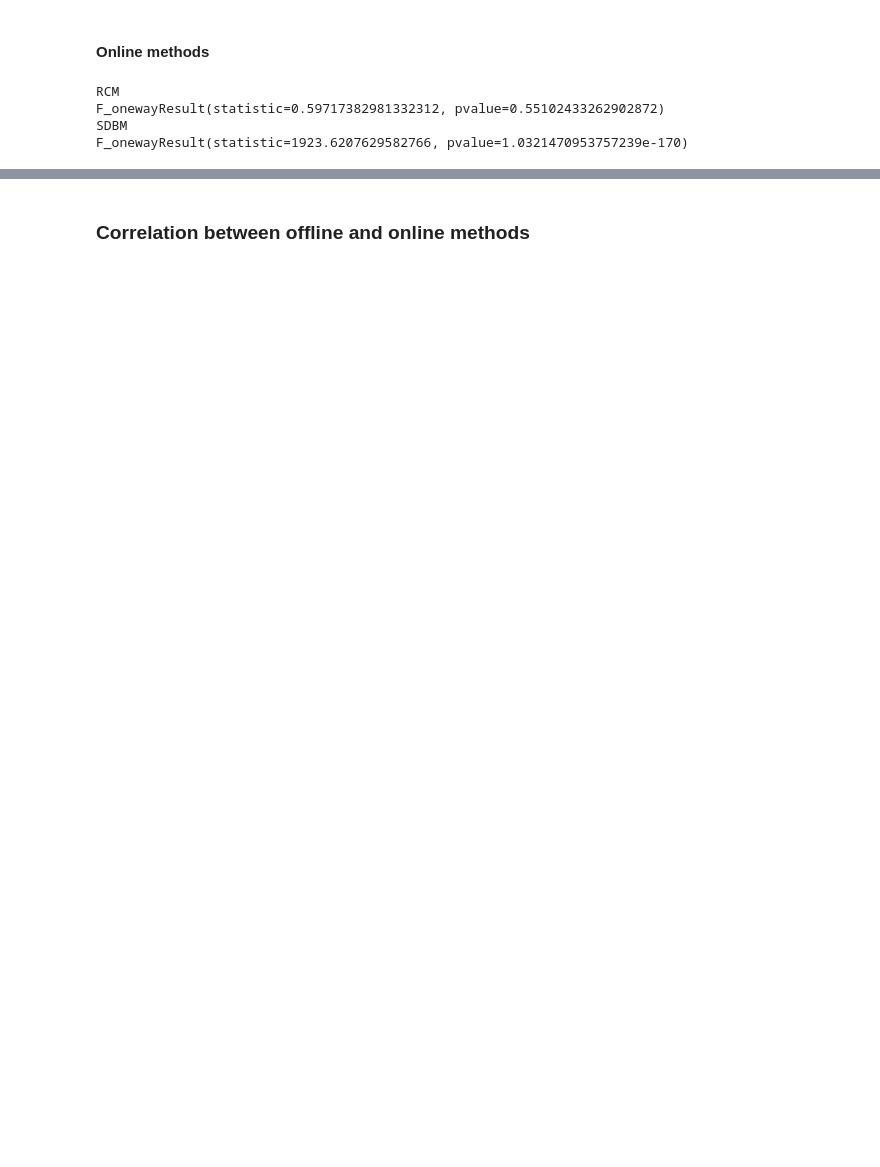
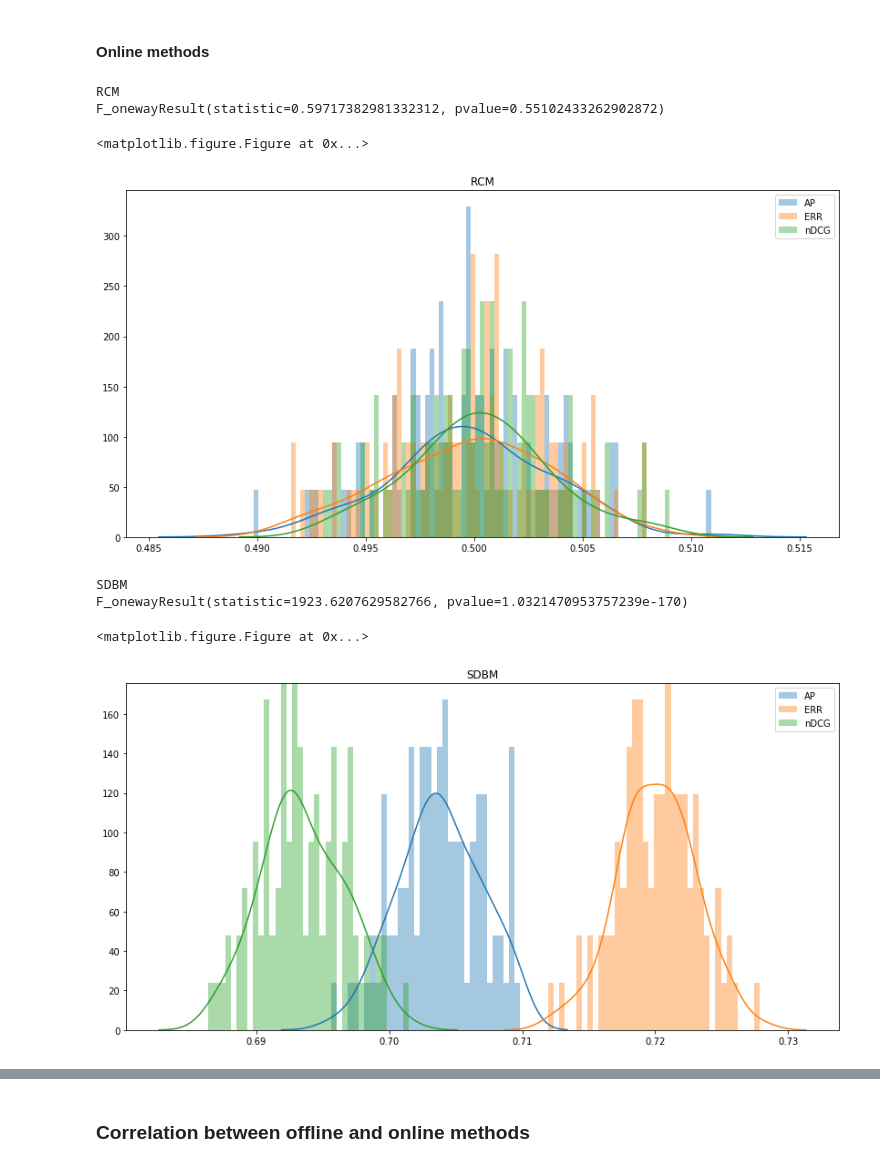
Before and after one commit to mbakhtiariz/IR1, a Jupyter notebook: hw-1-marianne.ipynb, the cells around one changed output, grey strips where cells are left out. Drawn from its saved outputs; the diff is of its cells as text; code cells hidden in the pictures; blank space fills up the shorter version.

```diff
--- a/hw-1-marianne.ipynb
+++ b/hw-1-marianne.ipynb
@@ -794,29 +769,36 @@ This means that E > P
 #### Online methods
 # %%
 # ANOVA between evaluation measures (for each click model)
-for model in ['RCM', 'SDBM']:
+#plt.figure(figsize=(14,7))
+for index,model in enumerate(['RCM', 'SDBM']):
     print(model)
     print(stats.f_oneway(proportion_lists[model]['AP'],
                          proportion_lists[model]['ERR'],
                          proportion_lists[model]['nDCG']))
 
     min_x = min(proportion_lists[model]['AP'] + proportion_lists[model]['ERR'] + proportion_lists[model]['nDCG'])
     max_x = max(proportion_lists[model]['AP'] + proportion_lists[model]['ERR'] + proportion_lists[model]['nDCG'])
     bins = np.linspace(min_x, max_x, 100)
 
     plt.clf()
     plt.figure(figsize=(14,7))
     sns.distplot(proportion_lists[model]['AP'], bins, label='AP')
     sns.distplot(proportion_lists[model]['ERR'], bins, label='ERR')
     sns.distplot(proportion_lists[model]['nDCG'], bins, label='nDCG')
     plt.title(model)
     plt.legend(loc='upper right')
     plt.savefig('proportiondists_' + model + '.png')
+    plt.show()
+    plt.close()
 # %% [output]
 RCM
 F_onewayResult(statistic=0.59717382981332312, pvalue=0.55102433262902872)
-SDBM
-F_onewayResult(statistic=1923.6207629582766, pvalue=1.0321470953757239e-170)
+<matplotlib.figure.Figure at 0x...>
+[figure, added]
+SDBM
+F_onewayResult(statistic=1923.6207629582766, pvalue=1.0321470953757239e-170)
+<matplotlib.figure.Figure at 0x...>
+[figure, added]
 # %% [markdown]
 <div style="background-color: lightyellow">
 We also compared between measures for each model. Here we see again that the RCM produces win proportions around ~0.5 for all measures, while for the SDBM the results differ per measure. In the graphs plotted below, we see that the distributions overlap completely in the RCM. The graph for the SDBM shows that using the ERR measure results in the highest win proportions for E, followed by AP and then nDCG. Therefore our hypothesis is that the win proportion distributions for the RCM do not differ significantly, but the win proportion distributions for the SDBM do.<br><br>
```
Also changed, not shown: parts of 24 cells of this notebook.
